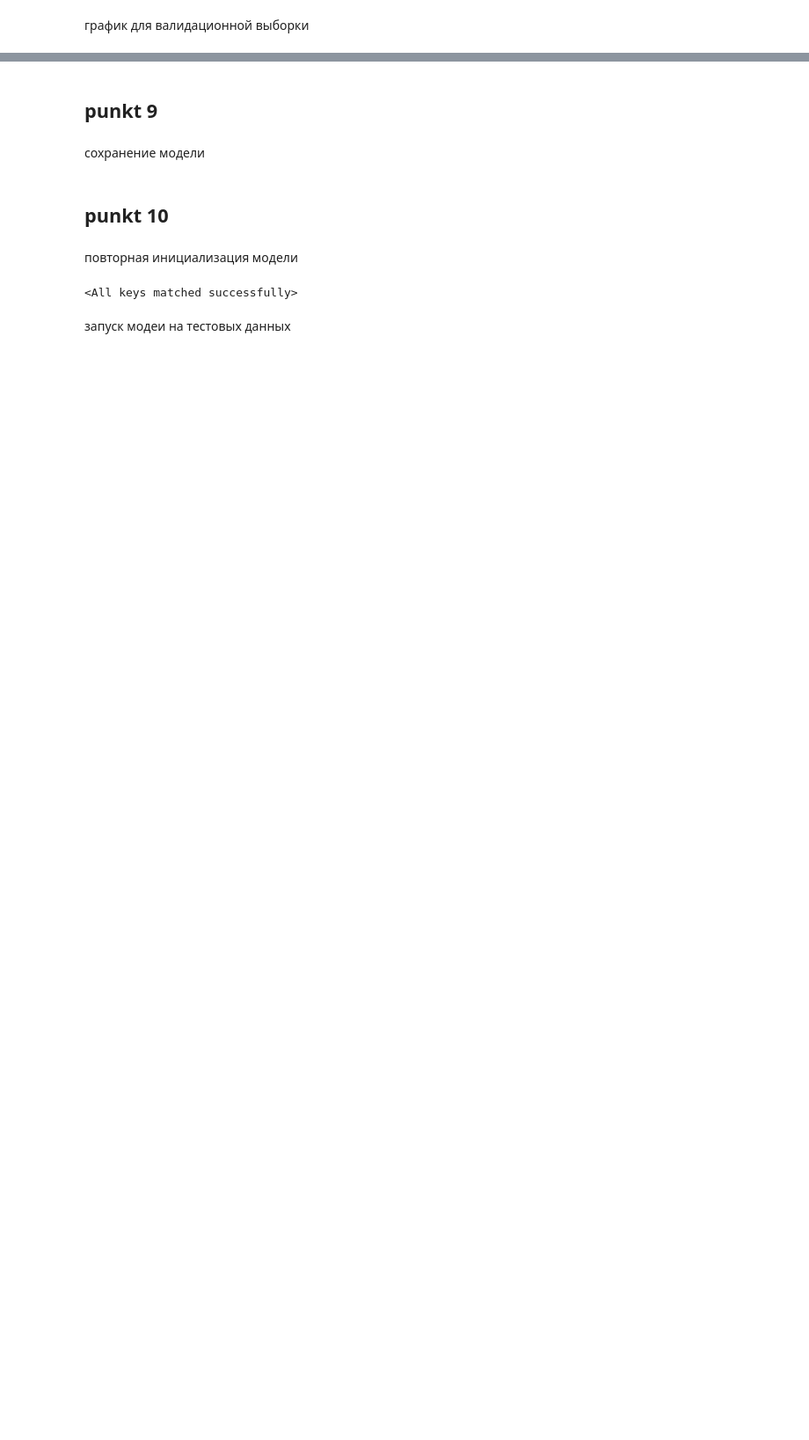
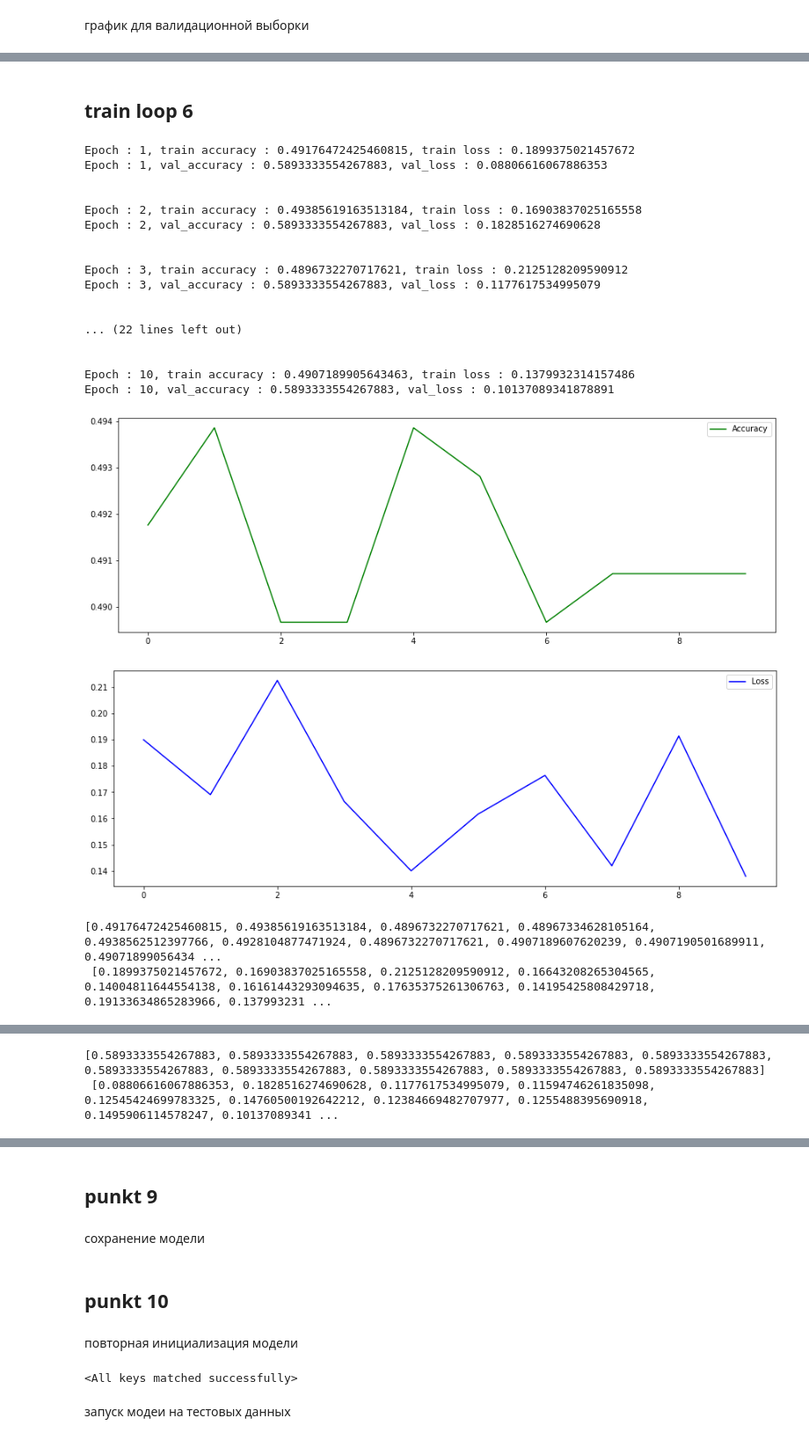
Before and after one commit to ZamotohinaMaria/Application-programming-laba-1, a Jupyter notebook: _5_laba_notebook.ipynb, the cells around one changed output, grey strips where cells are left out. Shown at 88% size. Drawn from its saved outputs; the diff is of its cells as text; code cells hidden in the pictures; blank space fills up the shorter version.

```diff
--- a/_5_laba_notebook.ipynb
+++ b/_5_laba_notebook.ipynb
@@ -523,0 +671,45 @@ Epoch : 10, val_accuracy : 0.602222204208374, val_loss : 0.04608533903956413
+# %% [markdown]
+## train loop 6
+# %%
+lear = 0.005
+batch_size = 50
+
+train_loader = torch.utils.data.DataLoader(dataset = train_data, batch_size=batch_size, shuffle=True )
+val_loader = torch.utils.data.DataLoader(dataset = val_data, batch_size=batch_size, shuffle=False)
+
+optimizer = optim.Adam(params = model.parameters(), lr = lear)
+criterion = nn.BCELoss()
+
+accuracy_values = []
+loss_values = []
+
+val_accuracy_values = []
+val_loss_values = []
+
+train_loop(train_loader, val_loader)
+
+show_results(accuracy_values, loss_values)
+
+show_results(val_accuracy_values, val_loss_values)
+# %% [output]
+Epoch : 1, train accuracy : 0.49176472425460815, train loss : 0.1899375021457672
+Epoch : 1, val_accuracy : 0.5893333554267883, val_loss : 0.08806616067886353
+
+
+Epoch : 2, train accuracy : 0.49385619163513184, train loss : 0.16903837025165558
+Epoch : 2, val_accuracy : 0.5893333554267883, val_loss : 0.1828516274690628
+
+
+Epoch : 3, train accuracy : 0.4896732270717621, train loss : 0.2125128209590912
+Epoch : 3, val_accuracy : 0.5893333554267883, val_loss : 0.1177617534995079
+
+
+... (22 lines left out)
+
+
+Epoch : 10, train accuracy : 0.4907189905643463, train loss : 0.1379932314157486
+Epoch : 10, val_accuracy : 0.5893333554267883, val_loss : 0.10137089341878891
+[figure, added]
+[figure, added]
+[0.49176472425460815, 0.49385619163513184, 0.4896732270717621, 0.48967334628105164, 0.4938562512397766, 0.4928104877471924, 0.4896732270717621, 0.4907189607620239, 0.4907190501689911, 0.49071899056434 ...
+ [0.1899375021457672, 0.16903837025165558, 0.2125128209590912, 0.16643208265304565, 0.14004811644554138, 0.16161443293094635, 0.17635375261306763, 0.14195425808429718, 0.19133634865283966, 0.137993231 ...
@@ -523,0 +718,2 @@ Epoch : 10, val_accuracy : 0.602222204208374, val_loss : 0.04608533903956413
+[0.5893333554267883, 0.5893333554267883, 0.5893333554267883, 0.5893333554267883, 0.5893333554267883, 0.5893333554267883, 0.5893333554267883, 0.5893333554267883, 0.5893333554267883, 0.5893333554267883]
+ [0.08806616067886353, 0.1828516274690628, 0.1177617534995079, 0.11594746261835098, 0.12545424699783325, 0.14760500192642212, 0.12384669482707977, 0.1255488395690918, 0.1495906114578247, 0.10137089341 ...
```
Also changed, not shown: parts of 23 cells of this notebook, 1 other file.
